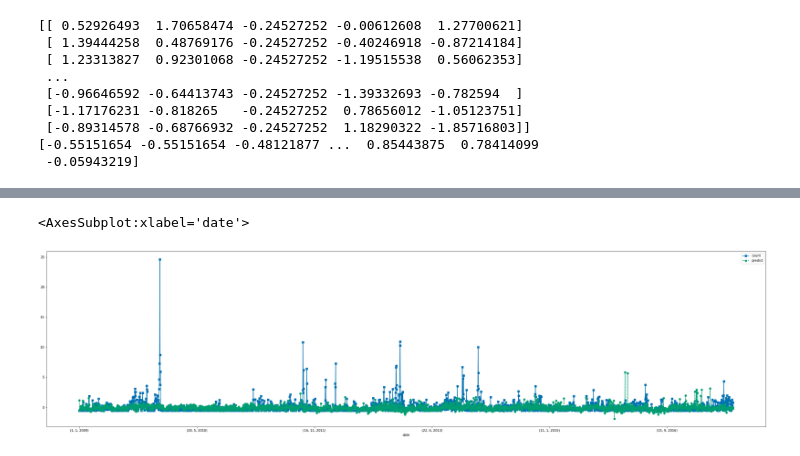
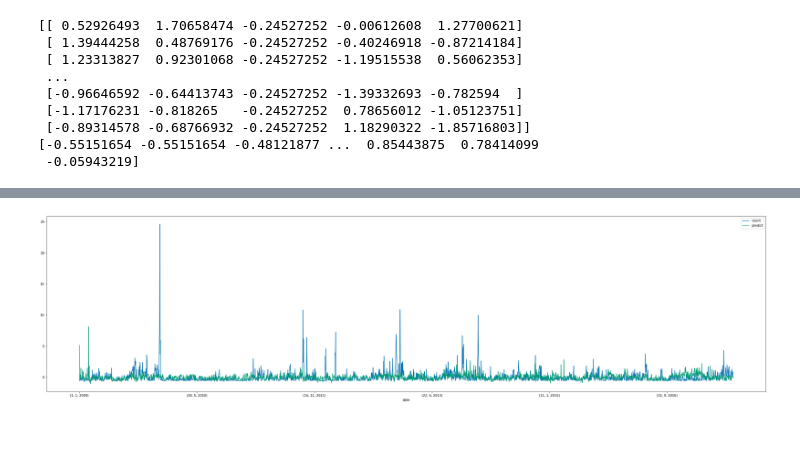
Before and after one commit to GabrielBG0/Australian-Fires-and-the-Role-of-Weather-in-Their-Numbers, a Jupyter notebook: Notebooks/MoreeFires.ipynb, the cells around one changed output, grey strips where cells are left out. Drawn from its saved outputs; the diff is of its cells as text; code cells hidden in the pictures.

```diff
--- a/Notebooks/MoreeFires.ipynb
+++ b/Notebooks/MoreeFires.ipynb
@@ -206,7 +206,6 @@ fireWeatherDataDB
 2782 rows × 7 columns
 # %%
 import matplotlib.pyplot as plt
-fireWeatherDataDB.plot(y=['count', 'predict'], style=['s-', 'o--'], figsize=(40,10))
+fireWeatherDataDB.plot(y=['count', 'predict'], figsize=(40,10)).figure.savefig('..\Visual Resourses\MoreeFires\MoreeFires.png', bbox_inches='tight',dpi=300)
 # %% [output]
-<AxesSubplot:xlabel='date'>
-[figure, old version]
+[figure, new version]
```
Also changed, not shown: parts of 2 cells of this notebook, 3 other files.
